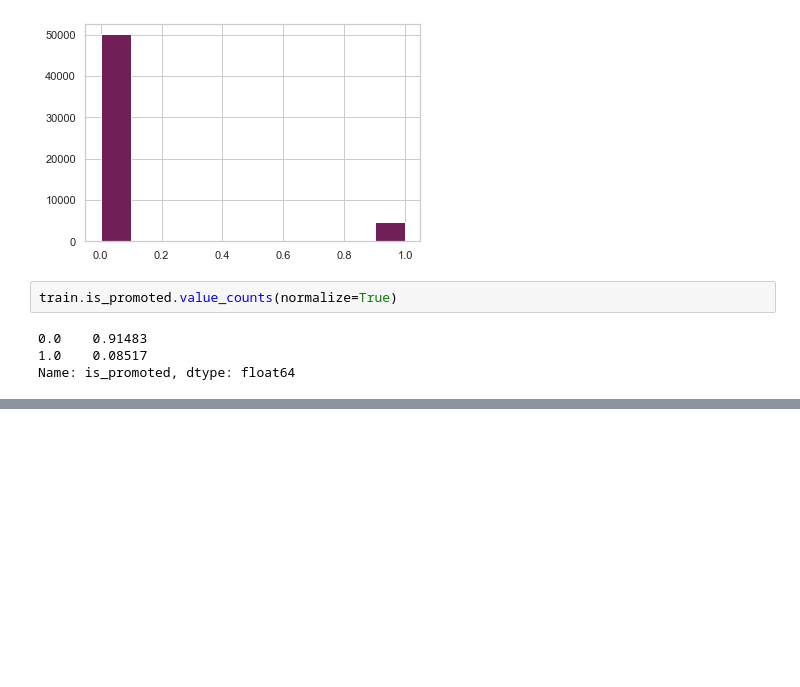
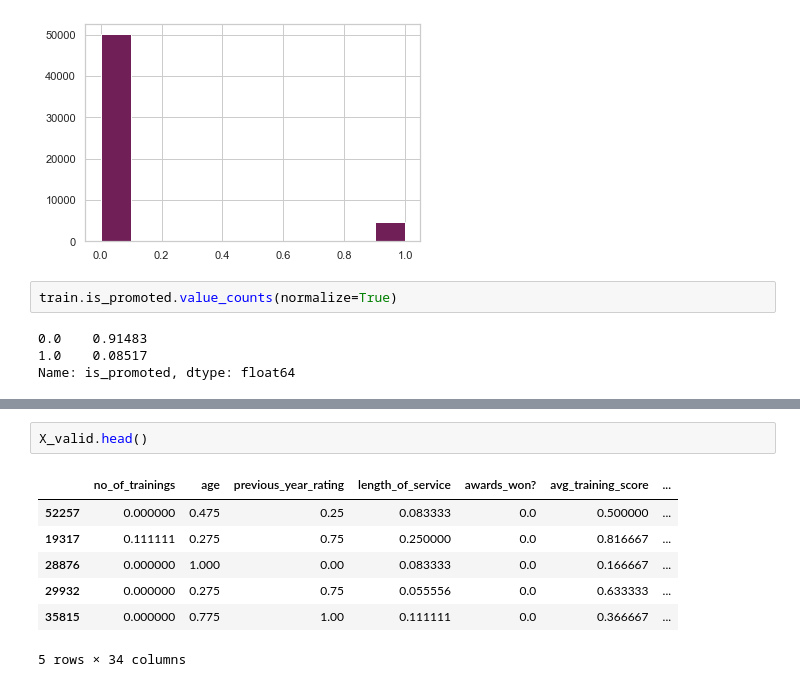
Before and after one commit to raquelcreis/hr_analytics, a Jupyter notebook: notebook.ipynb, the cells around one changed output, grey strips where cells are left out. Drawn from its saved outputs; the diff is of its cells as text; blank space fills up the shorter version.

```diff
--- a/notebook.ipynb
+++ b/notebook.ipynb
@@ -348,0 +401,10 @@ Name: is_promoted, dtype: float64
+# %%
+X_valid.head()
+# %% [output]
+|  | no_of_trainings | age | previous_year_rating | length_of_service | awards_won? | avg_training_score | ... |
+| 52257 | 0.000000 | 0.475 | 0.25 | 0.083333 | 0.0 | 0.500000 | ... |
+| 19317 | 0.111111 | 0.275 | 0.75 | 0.250000 | 0.0 | 0.816667 | ... |
+| 28876 | 0.000000 | 1.000 | 0.00 | 0.083333 | 0.0 | 0.166667 | ... |
+| 29932 | 0.000000 | 0.275 | 0.75 | 0.055556 | 0.0 | 0.633333 | ... |
+| 35815 | 0.000000 | 0.775 | 1.00 | 0.111111 | 0.0 | 0.366667 | ... |
+5 rows × 34 columns
```
Also changed, not shown: parts of 10 cells of this notebook.
